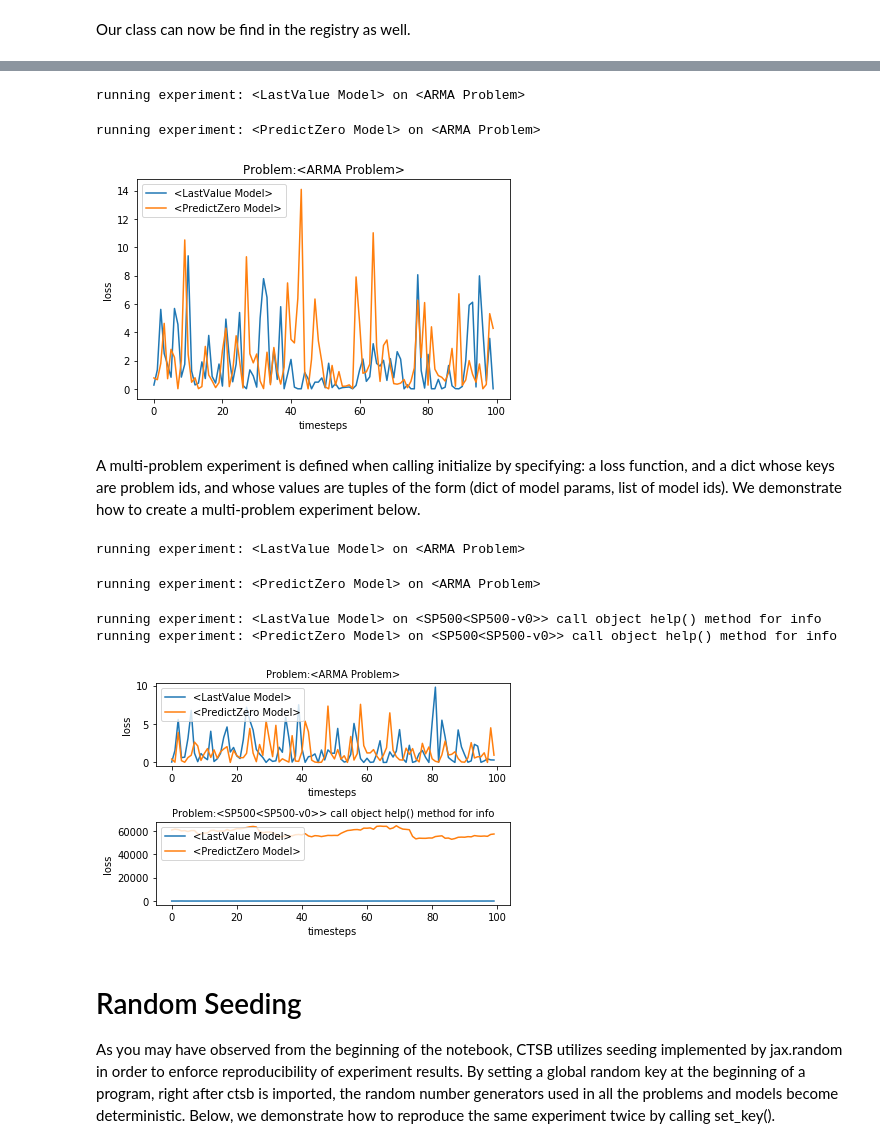
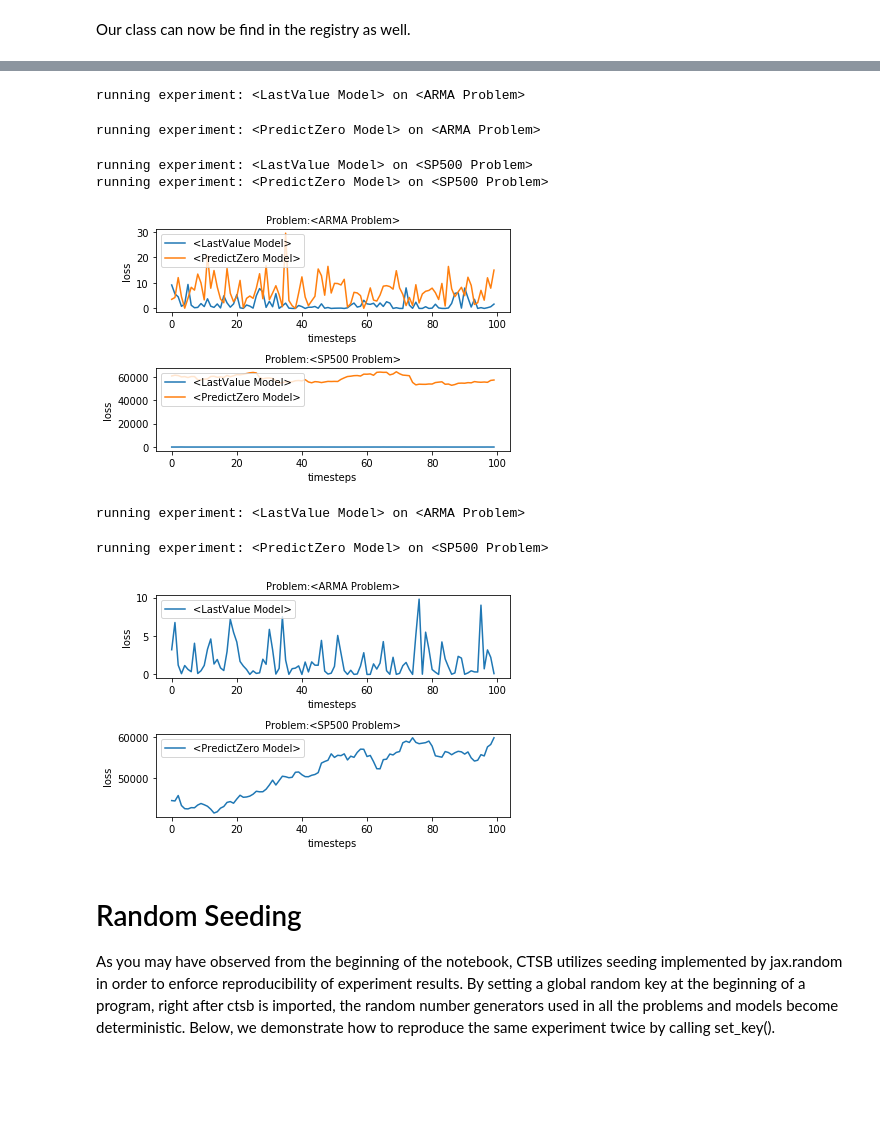
Before and after one commit to MinRegret/TigerControl, a Jupyter notebook: notebooks/QuickStart.ipynb, the cells around one changed output, grey strips where cells are left out. Saved outputs shown, nothing was run; the diff lists cells and outputs as text; code cells hidden in the pictures; blank space fills up the shorter version.

```diff
--- a/notebooks/QuickStart.ipynb
+++ b/notebooks/QuickStart.ipynb
@@ -179,38 +182,34 @@ The EXperiment class should be thought of as a sort of engine that allows the au
 # %%
 from ctsb.utils.experiment import Experiment
 
+# test without problem_to_models
+steps = 100
 exp = Experiment()
 MSE = lambda y_true, y_pred: (y_true - y_pred)**2
-exp.initialize(MSE, problem_id="ARMA-v0", problem_params={'p': 3, 'q':3}, model_id_list=['LastValue', 'PredictZero'])
-steps = 100
+problem_to_params = {'ARMA-v0' : {'p':3, 'q':3},
+                      'SP500-v0' : {}}
+model_to_params = {'LastValue': {},
+                    'PredictZero': {}}
+exp.initialize(MSE, problem_to_params, model_to_params)
 exp.run_all_experiments(steps)
 exp.plot_all_problem_results()
+
+# test with problem_to_models
+exp = Experiment()
+problem_to_models = {'ARMA-v0' : ['LastValue'],
+                      'SP500-v0' : ['PredictZero']}
+exp.initialize(MSE, problem_to_params, model_to_params, problem_to_models)
+exp.run_all_experiments(steps)
+exp.plot_all_problem_results()
 # %% [output]
 running experiment: <LastValue Model> on <ARMA Problem>
 running experiment: <PredictZero Model> on <ARMA Problem>
+running experiment: <LastValue Model> on <SP500 Problem>
+running experiment: <PredictZero Model> on <SP500 Problem>
-[figure, old version]
+[figure, new version]
+running experiment: <LastValue Model> on <ARMA Problem>
+running experiment: <PredictZero Model> on <SP500 Problem>
+[figure, added]
-# %% [markdown]
-A multi-problem experiment is defined when calling initialize by specifying: a loss function, and a dict whose keys are problem ids, and whose values are tuples of the form (dict of model params, list of model ids). We demonstrate how to create a multi-problem experiment below.
-# %%
-exp = Experiment()
-MSE = lambda y_true, y_pred: (y_true - y_pred)**2
-model_id_list = ['LastValue', 'PredictZero']
-
-# provide problem initialize parameters
-problem_dict = {
-  'ARMA-v0' : ({'p':3, 'q':3}, model_id_list),
-  'SP500-v0' : ({}, model_id_list)
-}
-exp.initialize(MSE, problem_to_param_models=problem_dict)
-steps = 100
-exp.run_all_experiments(steps)
-exp.plot_all_problem_results()
-# %% [output]
-running experiment: <LastValue Model> on <ARMA Problem>
-running experiment: <PredictZero Model> on <ARMA Problem>
-running experiment: <LastValue Model> on <SP500<SP500-v0>> call object help() method for info
-running experiment: <PredictZero Model> on <SP500<SP500-v0>> call object help() method for info
-[figure, removed]
 # %% [markdown]
 # Random Seeding
 As you may have observed from the beginning of the notebook, CTSB utilizes seeding implemented by jax.random in order to enforce reproducibility of experiment results. By setting a global random key at the beginning of a program, right after ctsb is imported, the random number generators used in all the problems and models become deterministic. Below, we demonstrate how to reproduce the same experiment twice by calling set_key().
```
Also changed, not shown: parts of 7 cells of this notebook.
